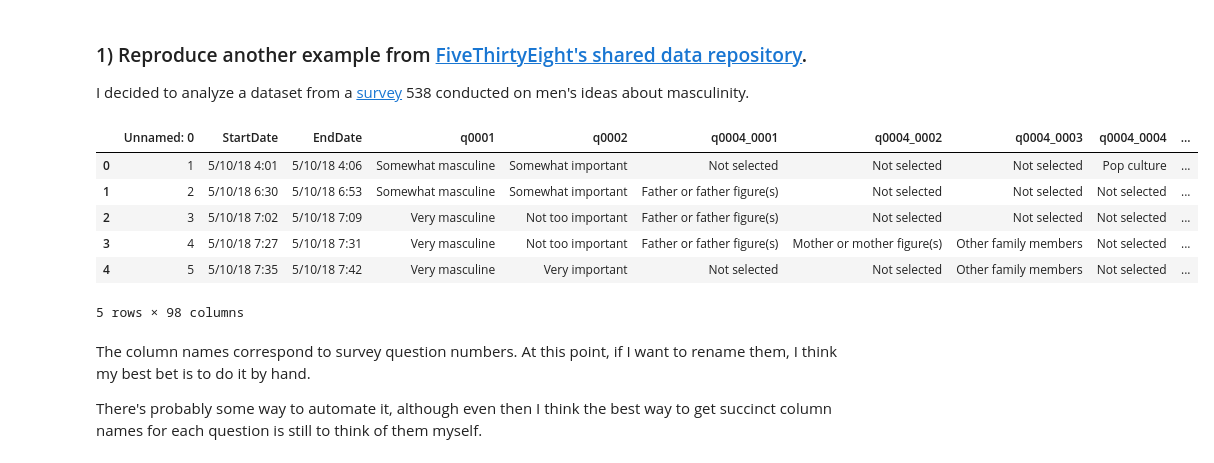
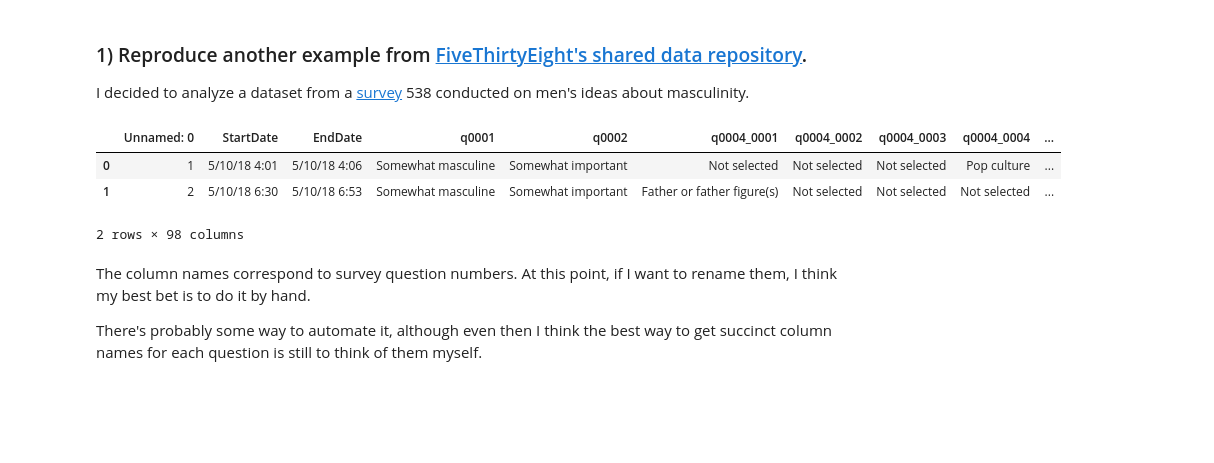
Before and after one commit to garretbassett/DS-Unit-1-Sprint-2-Data-Wrangling-and-Storytelling, a Jupyter notebook: module3-make-explanatory-visualizations/Garret_Bassett_LS_DS_123_Make_Explanatory_Visualizations.ipynb, the cells around one changed output. Saved outputs shown, nothing was run; the diff lists cells and outputs as text; code cells hidden in the pictures; blank space fills up the shorter version.

```diff
--- a/module3-make-explanatory-visualizations/Garret_Bassett_LS_DS_123_Make_Explanatory_Visualizations.ipynb
+++ b/module3-make-explanatory-visualizations/Garret_Bassett_LS_DS_123_Make_Explanatory_Visualizations.ipynb
@@ -598,16 +598,16 @@ Take notes. Consider sharing your work with your cohort!
 
 I decided to analyze a dataset from a [survey](https://fivethirtyeight.com/features/what-do-men-think-it-means-to-be-a-man/) 538 conducted on men's ideas about masculinity.
 # %%
+import pandas as pd
+import numpy as np
+
 df = pd.read_csv('https://raw.githubusercontent.com/fivethirtyeight/data/master/masculinity-survey/raw-responses.csv')
-df.head()
+df.head(2)
 # %% [output]
 |  | Unnamed: 0 | StartDate | EndDate | q0001 | q0002 | q0004_0001 | q0004_0002 | q0004_0003 | q0004_0004 | ... |
 | 0 | 1 | 5/10/18 4:01 | 5/10/18 4:06 | Somewhat masculine | Somewhat important | Not selected | Not selected | Not selected | Pop culture | ... |
 | 1 | 2 | 5/10/18 6:30 | 5/10/18 6:53 | Somewhat masculine | Somewhat important | Father or father figure(s) | Not selected | Not selected | Not selected | ... |
-| 2 | 3 | 5/10/18 7:02 | 5/10/18 7:09 | Very masculine | Not too important | Father or father figure(s) | Not selected | Not selected | Not selected | ... |
-| 3 | 4 | 5/10/18 7:27 | 5/10/18 7:31 | Very masculine | Not too important | Father or father figure(s) | Mother or mother figure(s) | Other family members | Not selected | ... |
-| 4 | 5 | 5/10/18 7:35 | 5/10/18 7:42 | Very masculine | Very important | Not selected | Not selected | Other family members | Not selected | ... |
-5 rows × 98 columns
+2 rows × 98 columns
 # %% [markdown]
 The column names correspond to survey question numbers. At this point, if I want to rename them, I think my best bet is to do it by hand.
 
```
Also changed, not shown: parts of 5 cells of this notebook.
